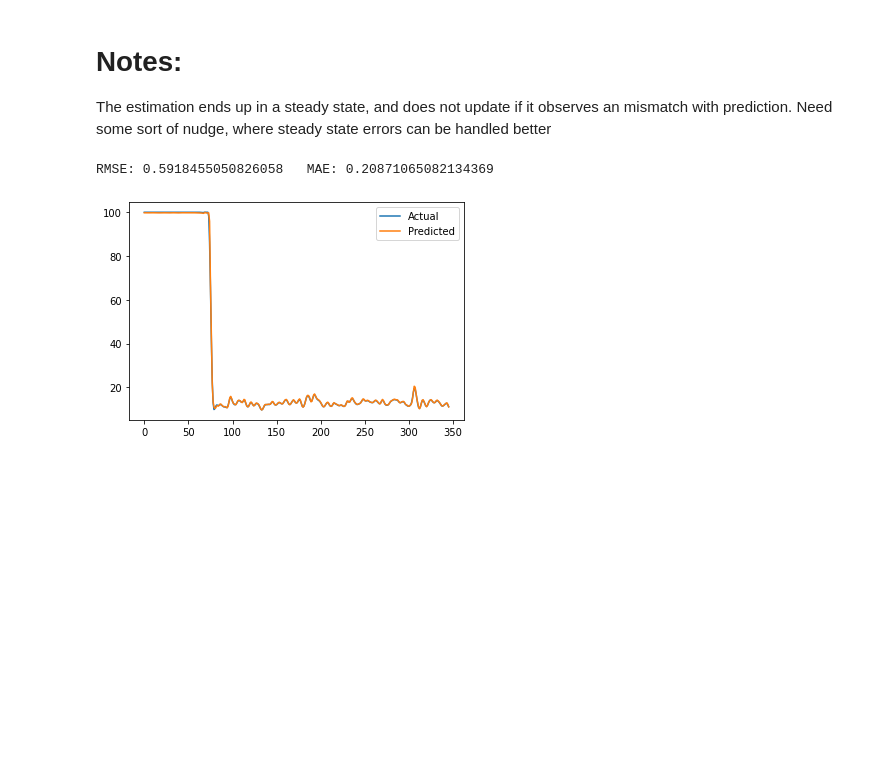
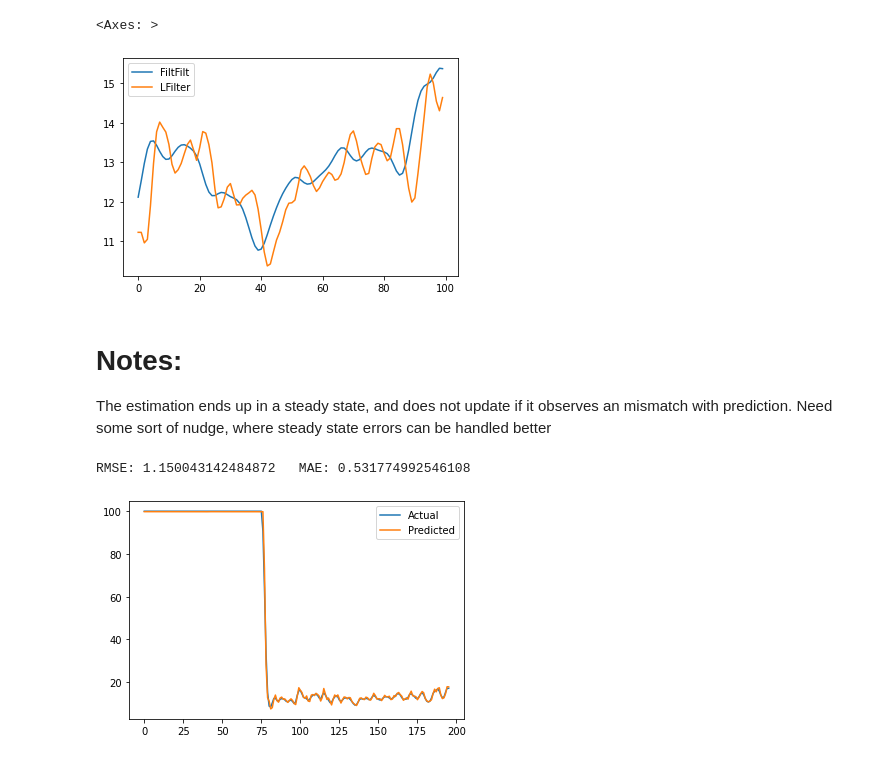
Before and after one commit to dipayan2/ARMAModel, a Jupyter notebook: ModularCode.ipynb, the cells around one changed output. Cells and saved outputs as stored; diff of their text form; code cells hidden in the pictures; blank space fills up the shorter version.

```diff
--- a/ModularCode.ipynb
+++ b/ModularCode.ipynb
@@ -374,3 +383,17 @@ def butter_filter(data, cutoff, fs=2.0, order=2,passtype='low'):
+# %%
+utilData = getNewDataFrame('./UtilTestFinal')
+PASS='low'
+df_raw = pd.DataFrame()
+df_raw['endog'] = utilData.bUtil
+dy = np.clip(butter_filter(df_raw.endog.to_numpy(),0.125,passtype=PASS),-100,100)
+dz = np.clip(butter_lfilter(df_raw.endog.to_numpy(),0.125,passtype=PASS),-100,100)
+df_plot = pd.DataFrame()
+df_plot['FiltFilt'] = dy[7600:7700]
+df_plot['LFilter'] = dz[7600:7700]
+df_plot[['FiltFilt','LFilter']].plot()
+# %% [output]
+<Axes: >
+[figure, added]
 # %%
 # Latest Code
 def main(TEST_START=7500,STEP=50,N_CLUST=5,TRAIN_END=7500,ARP=4,PASS='low'):
@@ -486,7 +510,7 @@ def main(TEST_START=7500,STEP=50,N_CLUST=5,TRAIN_END=7500,ARP=4,PASS='low'):
 # Notes:
 The estimation ends up in a steady state, and does not update if it observes an mismatch with prediction. Need some sort of nudge, where steady state errors can be handled better
 # %%
-main(TRAIN_END=7500,TEST_START=7500,N_CLUST=10,STEP=350,ARP=4)
+main(TRAIN_END=7500,TEST_START=7500,N_CLUST=2,STEP=200,ARP=4)
 # %% [output]
-RMSE: 0.5918455050826058   MAE: 0.20871065082134369
+RMSE: 1.150043142484872   MAE: 0.531774992546108
-[figure, old version]
+[figure, new version]
```
Also changed, not shown: parts of 4 cells of this notebook, 1 other file.
